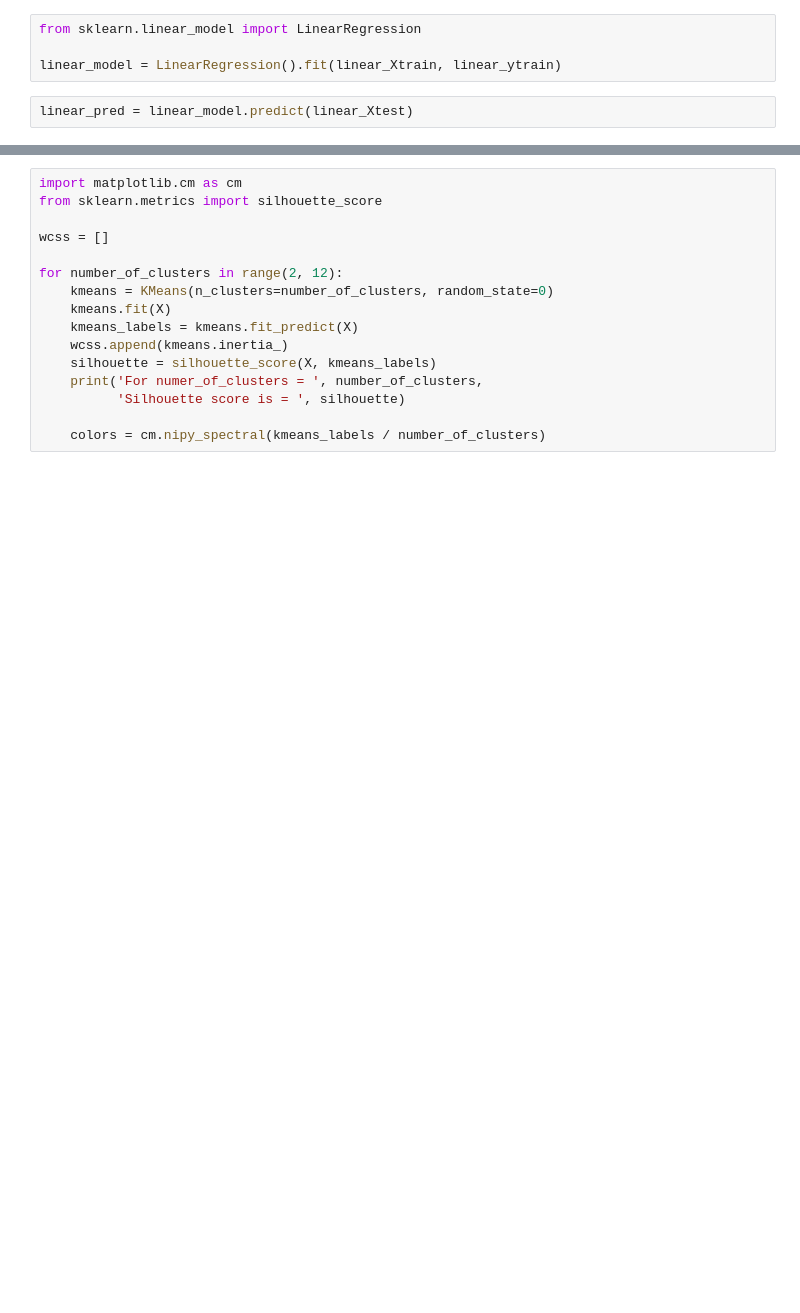
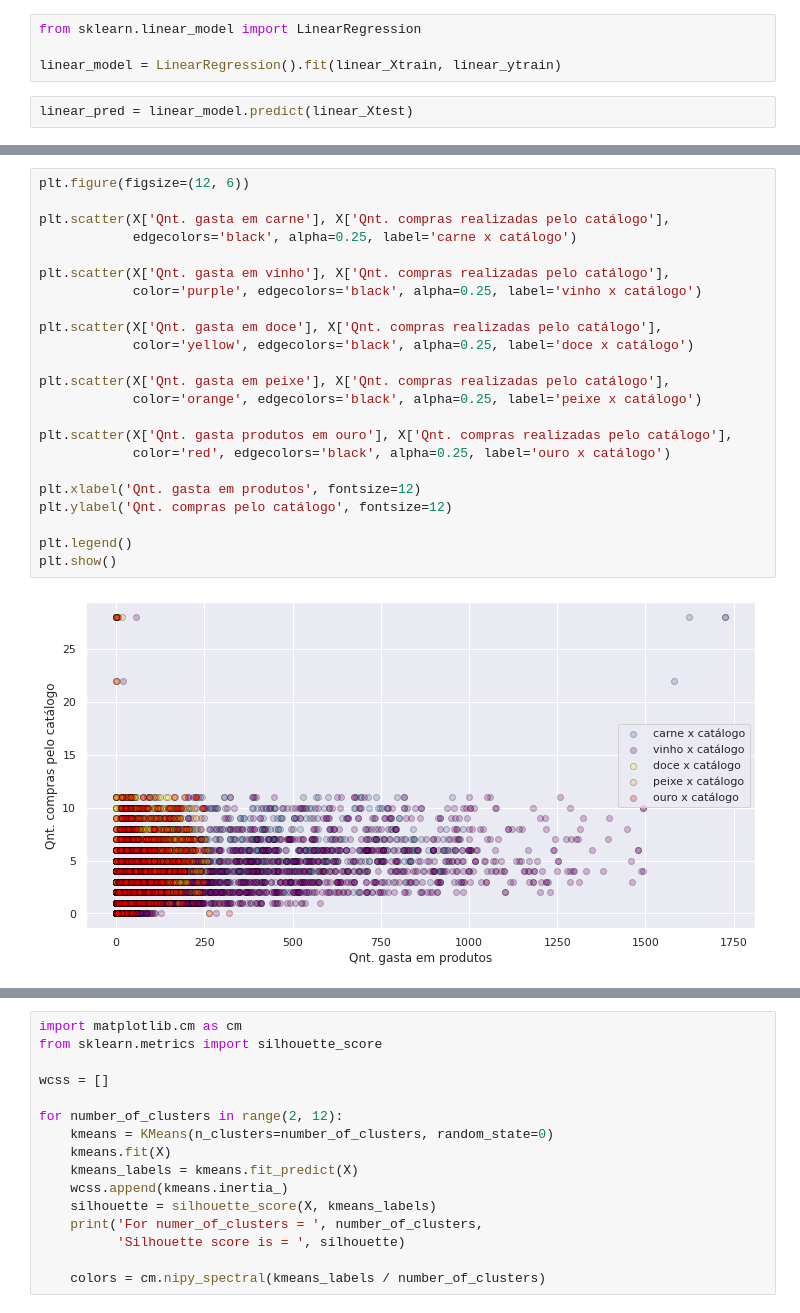
Before and after one commit to mavismmg/MarketingCampaign_Clustering, a Jupyter notebook: Customers_Personality_Analysis.ipynb, the cells around one changed output, grey strips where cells are left out. Cells and saved outputs as stored; diff of their text form; blank space fills up the shorter version.

```diff
--- a/Customers_Personality_Analysis.ipynb
+++ b/Customers_Personality_Analysis.ipynb
@@ -263,0 +291,25 @@ coefficient of determination:  0.5868520200914569
+# %%
+plt.figure(figsize=(12, 6))
+
+plt.scatter(X['Qnt. gasta em carne'], X['Qnt. compras realizadas pelo catálogo'],
+            edgecolors='black', alpha=0.25, label='carne x catálogo')
+
+plt.scatter(X['Qnt. gasta em vinho'], X['Qnt. compras realizadas pelo catálogo'],
+            color='purple', edgecolors='black', alpha=0.25, label='vinho x catálogo')
+
+plt.scatter(X['Qnt. gasta em doce'], X['Qnt. compras realizadas pelo catálogo'],
+            color='yellow', edgecolors='black', alpha=0.25, label='doce x catálogo')
+
+plt.scatter(X['Qnt. gasta em peixe'], X['Qnt. compras realizadas pelo catálogo'],
+            color='orange', edgecolors='black', alpha=0.25, label='peixe x catálogo')
+
+plt.scatter(X['Qnt. gasta produtos em ouro'], X['Qnt. compras realizadas pelo catálogo'],
+            color='red', edgecolors='black', alpha=0.25, label='ouro x catálogo')
+
+plt.xlabel('Qnt. gasta em produtos', fontsize=12)
+plt.ylabel('Qnt. compras pelo catálogo', fontsize=12)
+
+plt.legend()
+plt.show()
+# %% [output]
+[figure, added]
```
Also changed, not shown: parts of 63 cells of this notebook.
